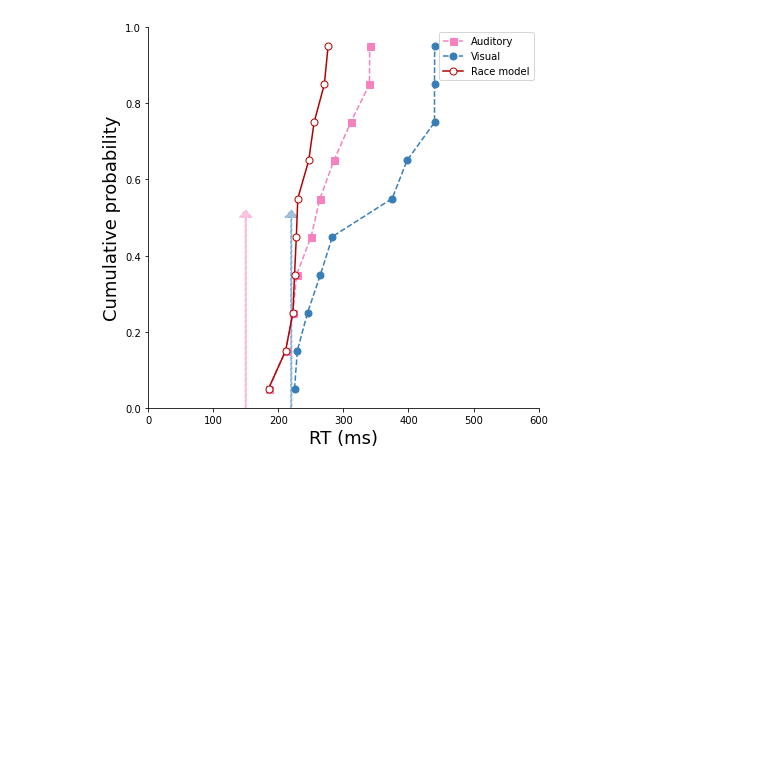
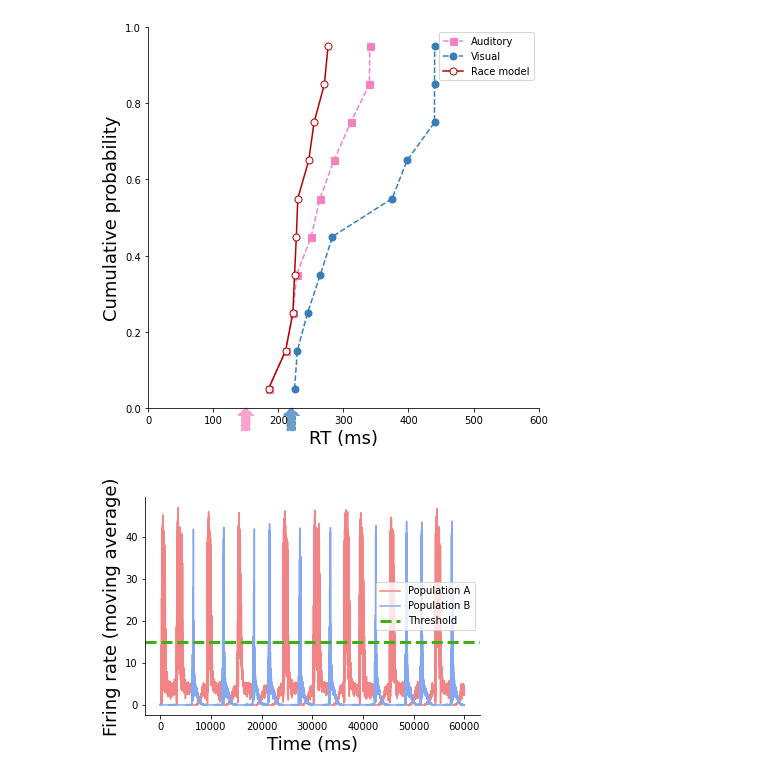
Before and after one commit to wakephul/musin-backend, a Jupyter notebook: cortex_rt_plot.ipynb, the cells around one changed output. Drawn from its saved outputs; the diff is of its cells as text; code cells hidden in the pictures; blank space fills up the shorter version.

```diff
--- a/cortex_rt_plot.ipynb
+++ b/cortex_rt_plot.ipynb
@@ -73,33 +73,44 @@ for index, plot in enumerate(plots):
         perc = []
         for i in np.arange(0.05, 1.0, 0.1):
             perc.append(np.percentile(response_times_complete, i*100))
 
         # axis[0].plot(bins_count[1:], cdf, '--o', label=plot[1], color=plot[2])
         # axis[1].plot(perc, np.arange(0.05, 1.0, 0.1), '--o', label=plot[1], color=plot[2])
         plt.plot(perc, np.arange(0.05, 1.0, 0.1), plot[2], label=plot[1], color=plot[3], markerfacecolor=plot[4], markersize=7)
 
 race_model = np.minimum.reduce([response_times[0], response_times[1]])
 race_model = [v for v in race_model if v != 999999999]
 
 # print('AUDITORY', response_times[0])
 # print('VISUAL: ', response_times[1])
 # print('RACE MODEL: ', race_model)
 
 bins_count_racemodel, cdf_racemodel = cdf_calc(race_model)
 
 perc = []
 for i in np.arange(0.05, 1.0, 0.1):
     perc.append(np.percentile(race_model, i*100))
 # axis[0].plot(bins_count_racemodel[1:], cdf_racemodel, '--o', label="Race model", color="crimson")
 # axis[1].plot(perc, np.arange(0.05, 1.0, 0.1), '--o', label="Race model", color="crimson")
 plt.plot(perc, np.arange(0.05, 1.0, 0.1), '-o', label='Race model', color="#b30000", markerfacecolor="white", markersize=7)
 
 plt.legend()
 plt.rcParams['axes.spines.right'] = False
 plt.rcParams['axes.spines.top'] = False
-plt.arrow(150, 0, 0, 0.5, color="#f781bf77", linestyle="--", width=2, head_width=20, head_length=0.02)
-plt.arrow(220, 0, 0, 0.5, color="#377eb877", linestyle="--", width=2, head_width=20, head_length=0.02)
+plt.arrow(150, -0.06, 0, 0.04, color="#f781bfbb", linestyle="--", width=13, head_width=25, head_length=0.02, clip_on=False)
+plt.arrow(220, -0.06, 0, 0.04, color="#377eb8bb", linestyle="--", width=13, head_width=25, head_length=0.02, clip_on=False)
 plt.savefig('cortex_rts.png', format='png', dpi=300)
 plt.show()
+
+plt.figure()
+plt.plot(times_A, ma_rates_A, color="#f18585", label="Population A")
+plt.plot(times_B, ma_rates_B, color="#85a9f1", label="Population B")
+plt.axhline(th, color="#40ae17", linestyle="--", label="Threshold", linewidth=3)
+plt.legend()
+plt.xlabel("Time (ms)", fontsize=18)
+plt.ylabel("Firing rate (moving average)", fontsize=18)
+plt.savefig('cortex_ma_rates.png', format='png', dpi=300)
+plt.show()
 # %% [output]
-[figure, old version]
+[figure, new version]
+[figure, added]
```
Also changed, not shown: 8 other files.
